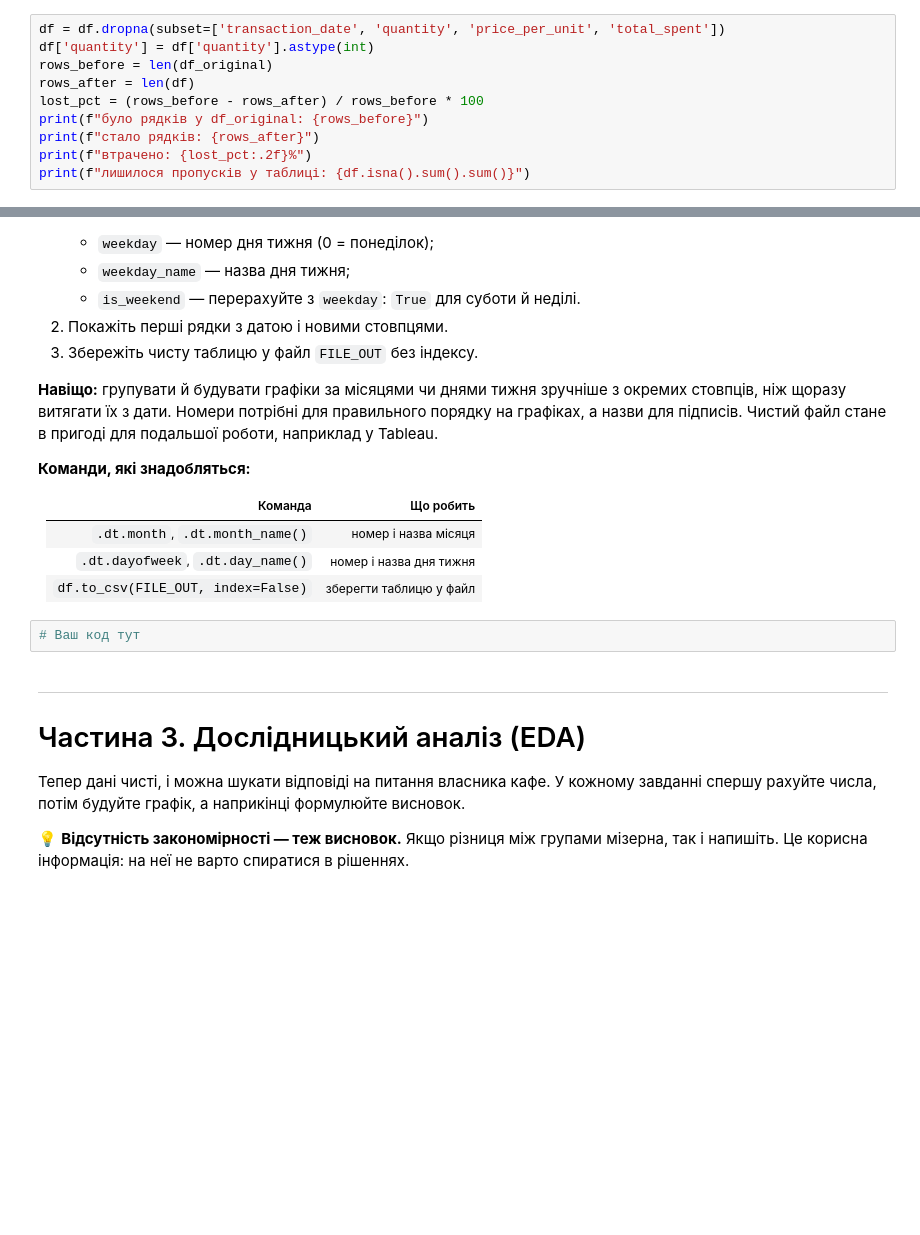
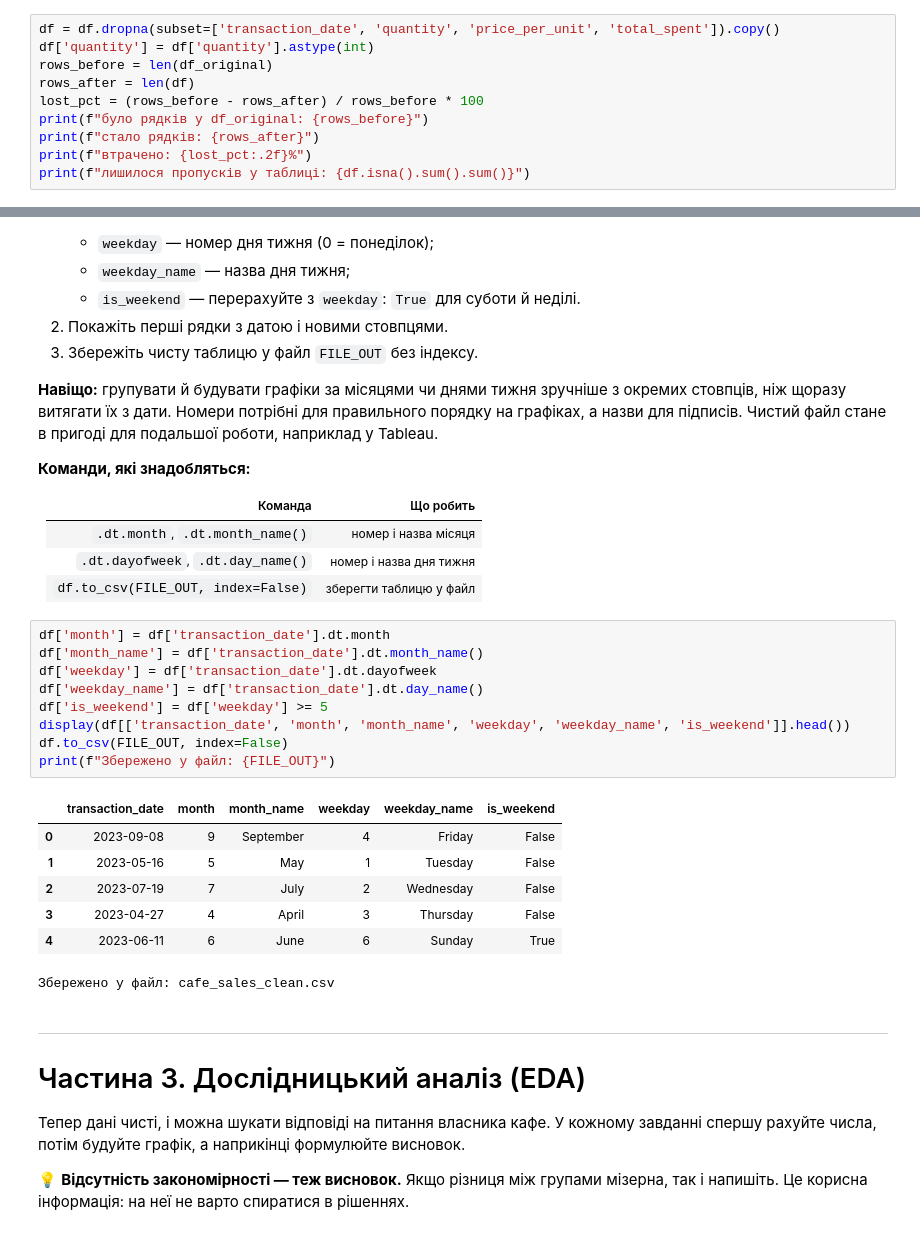
Before and after one commit to Alisa-debug777/Cafe_sales_3_11, a Jupyter notebook: Копия_блокнота_"Pandas_lesson_34_03_11_26_training_project_cafe_sales_ipynb".ipynb, the cells around one changed output, grey strips where cells are left out. Drawn from its saved outputs; the diff is of its cells as text; blank space fills up the shorter version.

```diff
--- a/Копия_блокнота_"Pandas_lesson_34_03_11_26_training_project_cafe_sales_ipynb".ipynb
+++ b/Копия_блокнота_"Pandas_lesson_34_03_11_26_training_project_cafe_sales_ipynb".ipynb
@@ -755,7 +755,7 @@ location: до = 3, після = 3
 | `df["col"].astype(int)` | перетворити на цілі числа |
 | `df.isna().sum().sum()` | загальна кількість пропусків у таблиці |
 # %%
-df = df.dropna(subset=['transaction_date', 'quantity', 'price_per_unit', 'total_spent'])
+df = df.dropna(subset=['transaction_date', 'quantity', 'price_per_unit', 'total_spent']).copy()
 df['quantity'] = df['quantity'].astype(int)
 rows_before = len(df_original)
 rows_after = len(df)
@@ -796,8 +791,23 @@ See the caveats in the documentation: https://pandas.pydata.org/pandas-docs/stab
 | `.dt.month`, `.dt.month_name()` | номер і назва місяця |
 | `.dt.dayofweek`, `.dt.day_name()` | номер і назва дня тижня |
 | `df.to_csv(FILE_OUT, index=False)` | зберегти таблицю у файл |
-# %%
-# Ваш код тут
+# %%
+df['month'] = df['transaction_date'].dt.month
+df['month_name'] = df['transaction_date'].dt.month_name()
+df['weekday'] = df['transaction_date'].dt.dayofweek
+df['weekday_name'] = df['transaction_date'].dt.day_name()
+df['is_weekend'] = df['weekday'] >= 5
+display(df[['transaction_date', 'month', 'month_name', 'weekday', 'weekday_name', 'is_weekend']].head())
+df.to_csv(FILE_OUT, index=False)
+print(f"Збережено у файл: {FILE_OUT}")
+# %% [output]
+|  | transaction_date | month | month_name | weekday | weekday_name | is_weekend |
+| 0 | 2023-09-08 | 9 | September | 4 | Friday | False |
+| 1 | 2023-05-16 | 5 | May | 1 | Tuesday | False |
+| 2 | 2023-07-19 | 7 | July | 2 | Wednesday | False |
+| 3 | 2023-04-27 | 4 | April | 3 | Thursday | False |
+| 4 | 2023-06-11 | 6 | June | 6 | Sunday | True |
+Збережено у файл: cafe_sales_clean.csv
 # %% [markdown]
 ---
 # Частина 3. Дослідницький аналіз (EDA)
```
Also changed, not shown: parts of 1 cell of this notebook.
